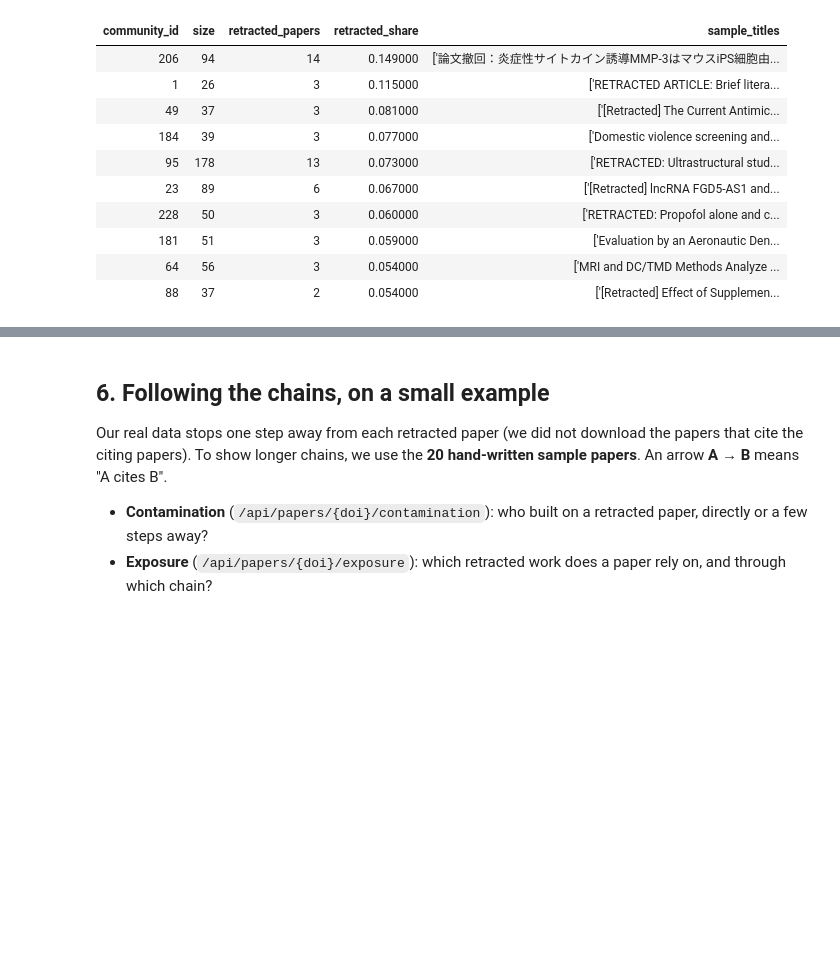
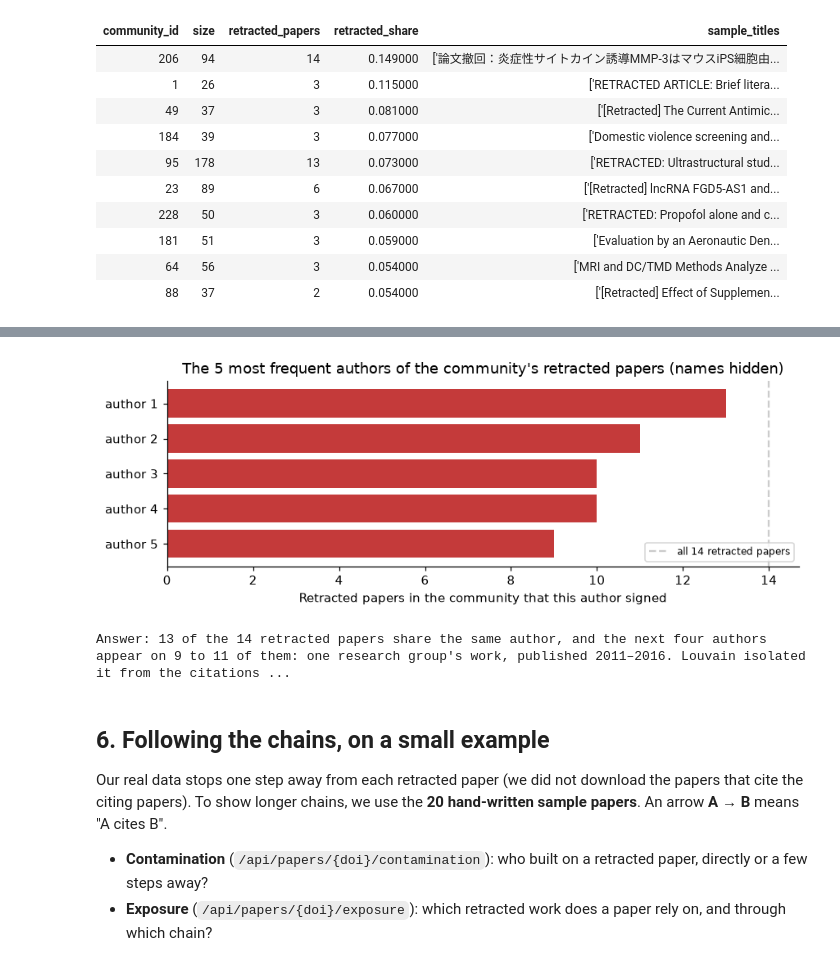
Before and after one commit to CharlotteLeBihan18/Retraction-Contamination-Tracker, a Jupyter notebook: demo.ipynb, the cells around one changed output, grey strips where cells are left out. Drawn from its saved outputs; the diff is of its cells as text; code cells hidden in the pictures; blank space fills up the shorter version.

```diff
--- a/demo.ipynb
+++ b/demo.ipynb
@@ -327,3 +340,37 @@ Answer: in the most contaminated community, 15% of the papers are retracted (14
+# %%
+inside = query("""
+    CALL gds.louvain.stream('citations', {relationshipTypes: ['CITES_UNDIRECTED'], consecutiveIds: true, concurrency: 1})
+    YIELD nodeId, communityId
+    WITH communityId, collect(gds.util.asNode(nodeId)) AS papers
+    WITH papers, size(papers) AS n_papers, [p IN papers WHERE p:Retracted] AS retracted
+    WHERE n_papers >= 20
+    WITH n_papers, retracted, [r IN retracted WHERE r.year IS NOT NULL | r.year] AS years
+    ORDER BY toFloat(size(retracted)) / n_papers DESC, size(retracted) DESC
+    LIMIT 1
+    UNWIND retracted AS r
+    MATCH (a:Author)-[:AUTHORED]->(r)
+    WITH size(retracted) AS n_retracted, years, a, count(r) AS papers_by_author
+    ORDER BY papers_by_author DESC
+    RETURN n_retracted, years, collect(papers_by_author)[..5] AS top_authors
+""").iloc[0]
+
+fig, ax = plt.subplots(figsize=(8, 3))
+labels = [f"author {i}" for i in range(1, len(inside.top_authors) + 1)]
+ax.barh(labels, inside.top_authors, color=RED)
+ax.axvline(inside.n_retracted, color=GREY, linestyle="--", label=f"all {inside.n_retracted} retracted papers")
+ax.legend(loc="lower right", fontsize=8)
+ax.invert_yaxis()
+ax.set_xlabel("Retracted papers in the community that this author signed")
+ax.set_title("The 5 most frequent authors of the community's retracted papers (names hidden)")
+plt.tight_layout()
+plt.show()
+print(f"Answer: {inside.top_authors[0]} of the {inside.n_retracted} retracted papers share the same author, "
+      f"and the next four authors appear on {min(inside.top_authors[1:])} to {max(inside.top_authors[1:])} of them: "
+      f"one research group's work, published {min(inside.years)}–{max(inside.years)}. "
+      "Louvain isolated it from the citations alone.")
+# %% [output]
+[figure, added]
+Answer: 13 of the 14 retracted papers share the same author, and the next four authors appear on 9 to 11 of them: one research group's work, published 2011–2016. Louvain isolated it from the citations ...
 # %% [markdown]
 ## 6. Following the chains, on a small example
 
```
Also changed, not shown: parts of 10 cells of this notebook.
